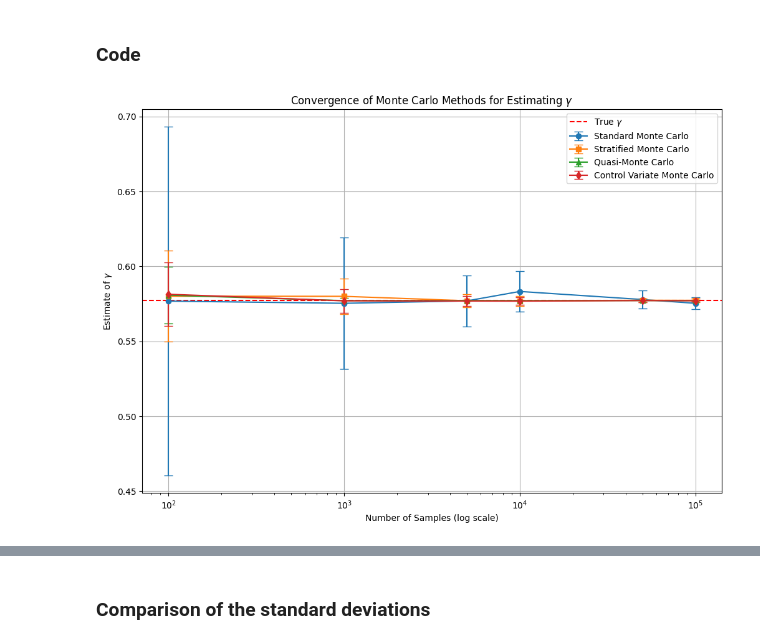
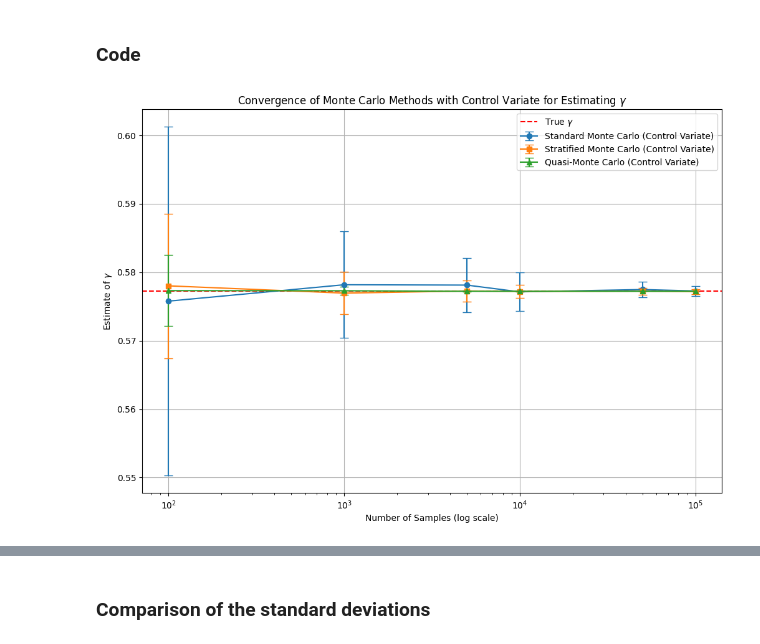
Before and after one commit to Leooryx/Euler_Monte_Carlo, a Jupyter notebook: main.ipynb, the cells around one changed output, grey strips where cells are left out. Drawn from its saved outputs; the diff is of its cells as text; code cells hidden in the pictures.

```diff
--- a/main.ipynb
+++ b/main.ipynb
@@ -410,58 +410,74 @@ So, the final form is $\hat{\gamma}_{CV} = \hat{\gamma} - \frac{\operatorname{Co
 # %% [markdown]
 ### Code
 # %%
+import numpy as np
+import matplotlib.pyplot as plt
+from scipy.stats import qmc
+
 # Function to evaluate the integrand
 def integrand(x):
     return -np.log(-np.log(x))
 
-# Standard Monte Carlo
+# Standard Monte Carlo with Control Variate
 def standard_monte_carlo(num_samples):
-    samples = np.random.uniform(0, 1, num_samples)
-    return np.mean(integrand(samples))
+    U = np.random.uniform(0, 1, num_samples)
+    Z = np.log(1 - U)  # Control variate
+    Y = integrand(U)   # Integrand
 
-# Stratified Monte Carlo
+    cov_Y_Z = np.cov(Y, Z)[0, 1]
+    var_Z = np.var(Z)
+    c = cov_Y_Z / var_Z
+
+    gamma_hat = np.mean(Y) - c * (np.mean(Z) - (-1))  # E[Z] = -1
+    return gamma_hat
+
+# Stratified Monte Carlo with Control Variate
 def stratified_monte_carlo(num_samples, num_strata):
     strata_size = num_samples // num_strata
-    estimates = []
+    Y_list = []
+    Z_list = []
     for i in range(num_strata):
-        # Sample uniformly within each stratum
         lower = i / num_strata
         upper = (i + 1) / num_strata
         samples = np.random.uniform(lower, upper, strata_size)
-        estimates.append(np.mean(integrand(samples)))
-    return np.mean(estimates)
+        Y_samples = integrand(samples)
+        Z_samples = np.log(1 - samples)
+        Y_list.append(Y_samples)
+        Z_list.append(Z_samples)
 
-# Quasi-Monte Carlo (using Sobol sequence)
+    Y_all = np.concatenate(Y_list)
+    Z_all = np.concatenate(Z_list)
+
+    cov_Y_Z = np.cov(Y_all, Z_all)[0, 1]
+    var_Z = np.var(Z_all)
+    c = cov_Y_Z / var_Z
+
+    gamma_hat = np.mean(Y_all) - c * (np.mean(Z_all) - (-1))  # E[Z] = -1
+    return gamma_hat
+
+# Quasi-Monte Carlo (Sobol) with Control Variate
 def quasi_monte_carlo(num_samples):
     sampler = qmc.Sobol(d=1, scramble=True)
     samples = sampler.random_base2(m=int(np.log2(num_samples)))
     samples = samples.flatten()
-    return np.mean(integrand(samples))
+    Y = integrand(samples)
+    Z = np.log(1 - samples)
 
-# Control Variate Monte Carlo
-def control_variate_monte_carlo(num_samples):
-    U = np.random.uniform(0, 1, num_samples)
-    Z = np.log(1 - U)  # Control variate
-    Y = integrand(U)   # Integrand
-
-    # Estimate the optimal coefficient c
     cov_Y_Z = np.cov(Y, Z)[0, 1]
     var_Z = np.var(Z)
     c = cov_Y_Z / var_Z
 
-    # Control variate estimator
     gamma_hat = np.mean(Y) - c * (np.mean(Z) - (-1))  # E[Z] = -1
     return gamma_hat
 
 # Parameters for the experiment
-num_samples_list = [100, 1000, 5000, 10000, 50000, 100000]  # Sample sizes to test
-num_trials = 50  # Number of trials to compute variance
+num_samples_list = [100, 1000, 5000, 10000, 50000, 100000]
+num_trials = 50
 
 # Store results
 results_standard = {'estimates': [], 'std_errors': []}
 results_stratified = {'estimates': [], 'std_errors': []}
 results_quasi = {'estimates': [], 'std_errors': []}
-results_control = {'estimates': [], 'std_errors': []}
 
 # Run experiments
 for num_samples in num_samples_list:
@@ -486,51 +502,40 @@ for num_samples in num_samples_list:
     results_quasi['estimates'].append(np.mean(quasi_estimates))
     results_quasi['std_errors'].append(np.std(quasi_estimates))
 
-    # Control Variate Monte Carlo
-    control_estimates = []
-    for _ in range(num_trials):
-        control_estimates.append(control_variate_monte_carlo(num_samples))
-    results_control['estimates'].append(np.mean(control_estimates))
-    results_control['std_errors'].append(np.std(control_estimates))
-
 # Plotting the results
 plt.figure(figsize=(12, 8))
 
 # Standard Monte Carlo
 plt.errorbar(num_samples_list, results_standard['estimates'], yerr=results_standard['std_errors'],
-             fmt='o-', capsize=5, label='Standard Monte Carlo')
+             fmt='o-', capsize=5, label='Standard Monte Carlo (Control Variate)')
 
 # Stratified Monte Carlo
 plt.errorbar(num_samples_list, results_stratified['estimates'], yerr=results_stratified['std_errors'],
-             fmt='s-', capsize=5, label='Stratified Monte Carlo')
+             fmt='s-', capsize=5, label='Stratified Monte Carlo (Control Variate)')
 
 # Quasi-Monte Carlo
 plt.errorbar(num_samples_list, results_quasi['estimates'], yerr=results_quasi['std_errors'],
-             fmt='^-', capsize=5, label='Quasi-Monte Carlo')
-
-# Control Variate Monte Carlo
-plt.errorbar(num_samples_list, results_control['estimates'], yerr=results_control['std_errors'],
-             fmt='d-', capsize=5, label='Control Variate Monte Carlo')
+             fmt='^-', capsize=5, label='Quasi-Monte Carlo (Control Variate)')
 
 # True value of gamma
+true_gamma = 0.5772156649  # Assumed known true value of gamma
 plt.axhline(true_gamma, color='r', linestyle='--', label=r'True $\gamma$')
 
 # Plot settings
 plt.xscale('log')
 plt.xlabel('Number of Samples (log scale)')
 plt.ylabel(r'Estimate of $\gamma$')
-plt.title(r'Convergence of Monte Carlo Methods for Estimating $\gamma$')
+plt.title(r'Convergence of Monte Carlo Methods with Control Variate for Estimating $\gamma$')
 plt.legend()
 plt.grid(True)
 plt.show()
 
 # Print results
 print("True value of γ:", true_gamma)
 for i, num_samples in enumerate(num_samples_list):
     print(f"Sample size: {num_samples}")
     print(f"  Standard Monte Carlo: Estimate = {results_standard['estimates'][i]:.6f}, Std Error = {results_standard['std_errors'][i]:.6f}")
     print(f"  Stratified Monte Carlo: Estimate = {results_stratified['estimates'][i]:.6f}, Std Error = {results_stratified['std_errors'][i]:.6f}")
     print(f"  Quasi-Monte Carlo: Estimate = {results_quasi['estimates'][i]:.6f}, Std Error = {results_quasi['std_errors'][i]:.6f}")
-    print(f"  Control Variate Monte Carlo: Estimate = {results_control['estimates'][i]:.6f}, Std Error = {results_control['std_errors'][i]:.6f}")
 # %% [output]
-[figure, old version]
+[figure, new version]
```
Also changed, not shown: parts of 5 cells of this notebook.
